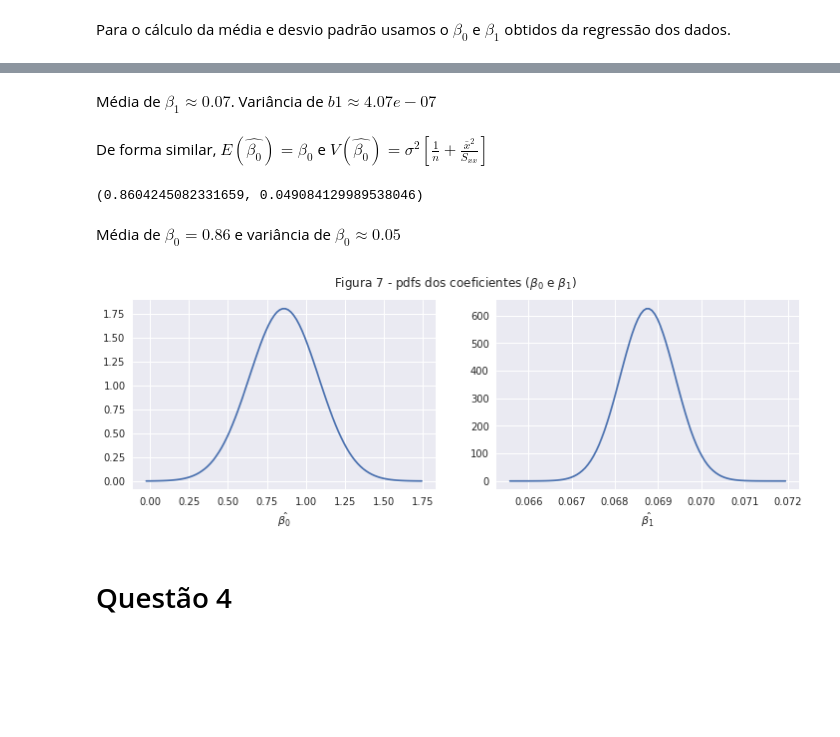
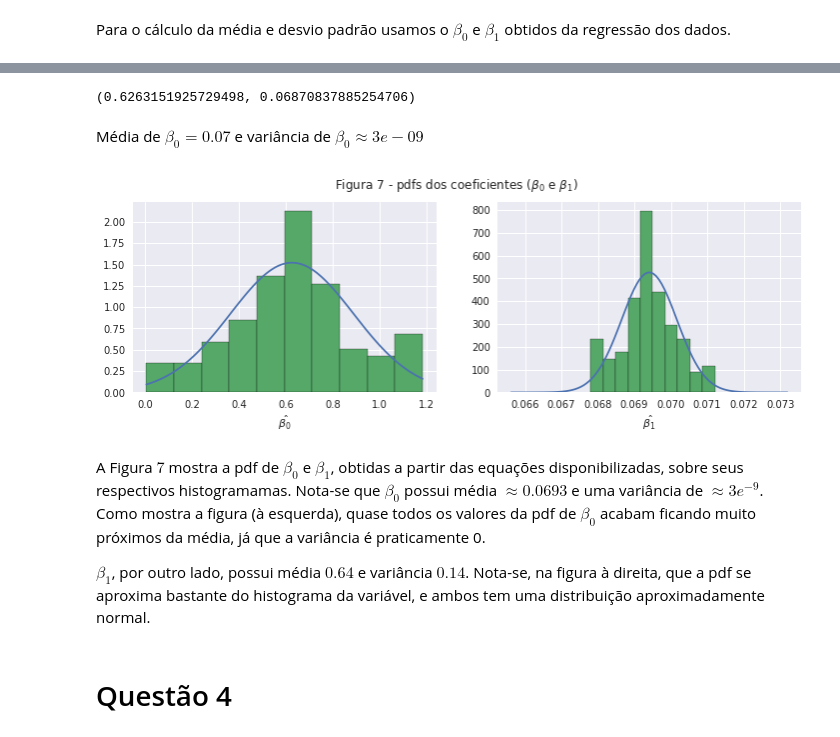
Before and after one commit to ifribeiro/TEI-EstApl, a Jupyter notebook: EPC9.ipynb, the cells around one changed output, grey strips where cells are left out. Cells and saved outputs as stored; diff of their text form; code cells hidden in the pictures; blank space fills up the shorter version.

```diff
--- a/EPC9.ipynb
+++ b/EPC9.ipynb
@@ -96,7 +85,7 @@ Além disso, nota-se na Figura $2$ que há uma correlação positiva forte para
 # %%
 # seleciono 100 amostras
 # random_state é usado para fins de reprodutibilidade
-Z_100 = Z.sample(100, random_state=42)
+Z_100 = Z.sample(100, random_state=42, replace=False)
 fig, ax = plt.subplots(figsize=(6,4))
 ax.scatter(Z_100['x'], Z_100['y'])
 ax.set_xlabel("x")
@@ -175,0 +162,12 @@ b1, varb1
+# %%
+def expected_value(values, probs):
+    values = np.asarray(values)
+    probs = np.asarray(probs)
+    return (values * probs).sum() / probs.sum()
+
+def expected_var(X):
+    # expX = expected_value(X, probs)
+    # print (expX)
+    # x_ = np.array(X) - expX
+    # probsx = [norm.pdf(xi, loc=mu, scale=std) for xi in x_]
+    return np.cov(X)+0
@@ -175,0 +178,5 @@ b1, varb1
+# %%
+probsb1 = [norm.pdf(bi, loc=np.mean(betas_1), scale=np.std(betas_1)) for bi in betas_1]
+media_b1 = expected_value(betas_1, probsb1)
+var_b1 = expected_var(betas_1)
+media_b1, var_b1
@@ -176,31 +189,36 @@ b1, varb1
+# %%
+probsb0 = [norm.pdf(bi, loc=np.mean(betas_0), scale=np.std(betas_0)) for bi in betas_0]
+media_b0 = expected_value(betas_0, probsb0)
+var_b0 = expected_var(betas_0, probsb0, np.mean(probsb0), np.std(probsb0))
+media_b0, var_b0
+# %% [output]
+(0.6263151925729498, 0.06870837885254706)
 # %% [markdown]
-Média de $\beta_1 \approx 0.07$. Variância de $b1 \approx 4.07e-07$
+Média de $\beta_0=0.07$ e variância de $\beta_0 \approx 3e-09$
-# %% [markdown]
-De forma similar, $E(\hat{\beta_0}) = \beta_0$ e $V(\hat{\beta_0}) = \sigma^2[\frac{1}{n} + \frac{\bar{x}^2}{S_{xx}}]$
-# %%
-varb0 = sigma2 * (1/100 + (np.mean(X)**2)/sxx)
-b0, varb0
-# %% [output]
-(0.8604245082331659, 0.049084129989538046)
-# %% [markdown]
-Média de $\beta_0=0.86$ e variância de $\beta_0 \approx 0.05$
 # %%
 # pdf de b1
-X_b1 = np.linspace(b1-5*np.sqrt(varb1), b1+5*np.sqrt(varb1), 100)
-pdf_b1 = [norm.pdf(xi, loc=b1, scale=np.sqrt(varb1)) for xi in X_b1]
-
+X_b1 = np.linspace(media_b1-5*np.sqrt(var_b1), media_b1+5*np.sqrt(var_b1), 100)
+pdf_b1 = [norm.pdf(xi, loc=media_b1, scale=np.sqrt(var_b1)) for xi in X_b1]
 # pdf de b0
-X_b0 = np.linspace(b0-4*np.sqrt(varb0), b0+4*np.sqrt(varb0), 100)
-pdf_b0 = [norm.pdf(xi, loc=b0, scale=np.sqrt(varb0)) for xi in X_b0]
-
+X_b0 = np.linspace(np.min(betas_0), np.max(betas_0), 100)
+pdf_b0 = [norm.pdf(xi, loc=media_b0, scale=np.sqrt(var_b0)) for xi in X_b0]
 fig, ax = plt.subplots(figsize=(12, 3.5), ncols=2)
 ax[0].plot(X_b0, pdf_b0)
+ax[0].hist(betas_0,  density=True, edgecolor='black')
+
 ax[1].plot(X_b1, pdf_b1)
+ax[1].hist(betas_1, density=True, edgecolor='black')
+
 ax[0].set_xlabel(r'$\hat{\beta_0}$')
 ax[1].set_xlabel(r'$\hat{\beta_1}$')
-plt.suptitle(r'Figura 7 - pdfs dos coeficientes ($\beta_0$ e $\beta_1$)');
+plt.suptitle(r'Figura 7 - pdfs dos coeficientes ($\beta_0$ e $\beta_1$)')
+plt.show();
 # %% [output]
-[figure, old version]
+[figure, new version]
+# %% [markdown]
+A Figura $7$ mostra a pdf de $\beta_0$ e $\beta_1$, obtidas a partir das equações disponibilizadas, sobre seus respectivos histogramamas. Nota-se que $\beta_0$ possui média $\approx 0.0693$ e uma variância de $\approx 3e^{-9}$. Como mostra a figura (à esquerda), quase todos os valores da pdf de $\beta_0$ acabam ficando muito próximos da média, já que a variância é praticamente 0.
+
+$\beta_1$, por outro lado, possui média $0.64$ e variância $0.14$. Nota-se, na figura à direita, que  a pdf se aproxima bastante do histograma da variável, e ambos tem uma distribuição aproximadamente normal.
 # %% [markdown]
 # Questão 4
 # %% [markdown]
```
Also changed, not shown: parts of 42 cells of this notebook, 2 other files.
